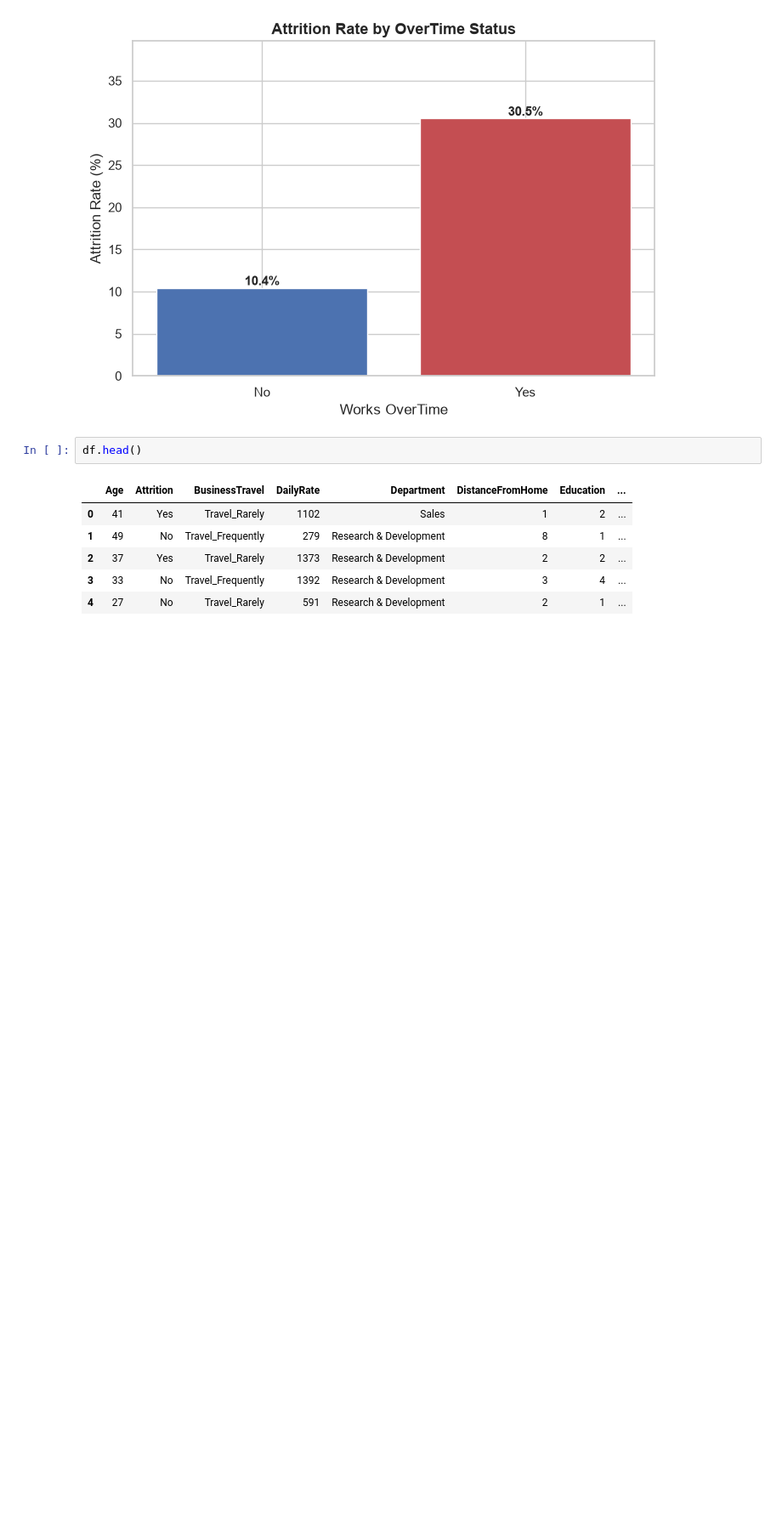
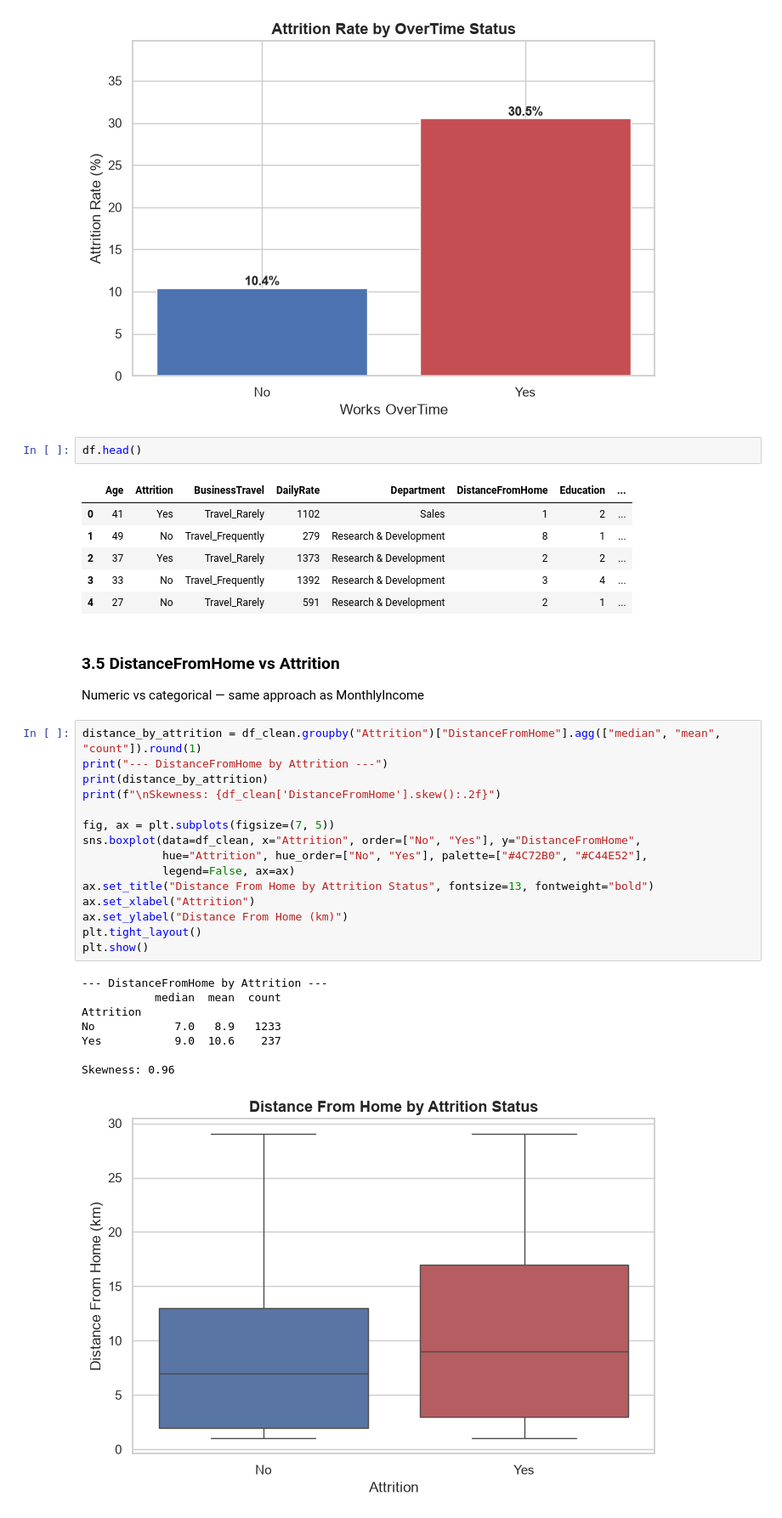
Before and after one commit to Kimberlywangari/eda-in-data-science, a Jupyter notebook: notebooks/eda.ipynb, the cells around one changed output. Shown at 85% size. Saved outputs shown, nothing was run; the diff lists cells and outputs as text; blank space fills up the shorter version.

```diff
--- a/notebooks/eda.ipynb
+++ b/notebooks/eda.ipynb
@@ -485,3 +485,31 @@ df.head()
 | 2 | 37 | Yes | Travel_Rarely | 1373 | Research & Development | 2 | 2 | ... |
 | 3 | 33 | No | Travel_Frequently | 1392 | Research & Development | 3 | 4 | ... |
 | 4 | 27 | No | Travel_Rarely | 591 | Research & Development | 2 | 1 | ... |
+# %% [markdown]
+### 3.5 DistanceFromHome vs Attrition
+
+Numeric vs categorical — same approach as MonthlyIncome
+# %%
+distance_by_attrition = df_clean.groupby("Attrition")["DistanceFromHome"].agg(["median", "mean", "count"]).round(1)
+print("--- DistanceFromHome by Attrition ---")
+print(distance_by_attrition)
+print(f"\nSkewness: {df_clean['DistanceFromHome'].skew():.2f}")
+
+fig, ax = plt.subplots(figsize=(7, 5))
+sns.boxplot(data=df_clean, x="Attrition", order=["No", "Yes"], y="DistanceFromHome",
+            hue="Attrition", hue_order=["No", "Yes"], palette=["#4C72B0", "#C44E52"],
+            legend=False, ax=ax)
+ax.set_title("Distance From Home by Attrition Status", fontsize=13, fontweight="bold")
+ax.set_xlabel("Attrition")
+ax.set_ylabel("Distance From Home (km)")
+plt.tight_layout()
+plt.show()
+# %% [output]
+--- DistanceFromHome by Attrition ---
+           median  mean  count
+Attrition
+No            7.0   8.9   1233
+Yes           9.0  10.6    237
+
+Skewness: 0.96
+[figure, added]
```
Also changed, not shown: parts of 2 cells of this notebook.
